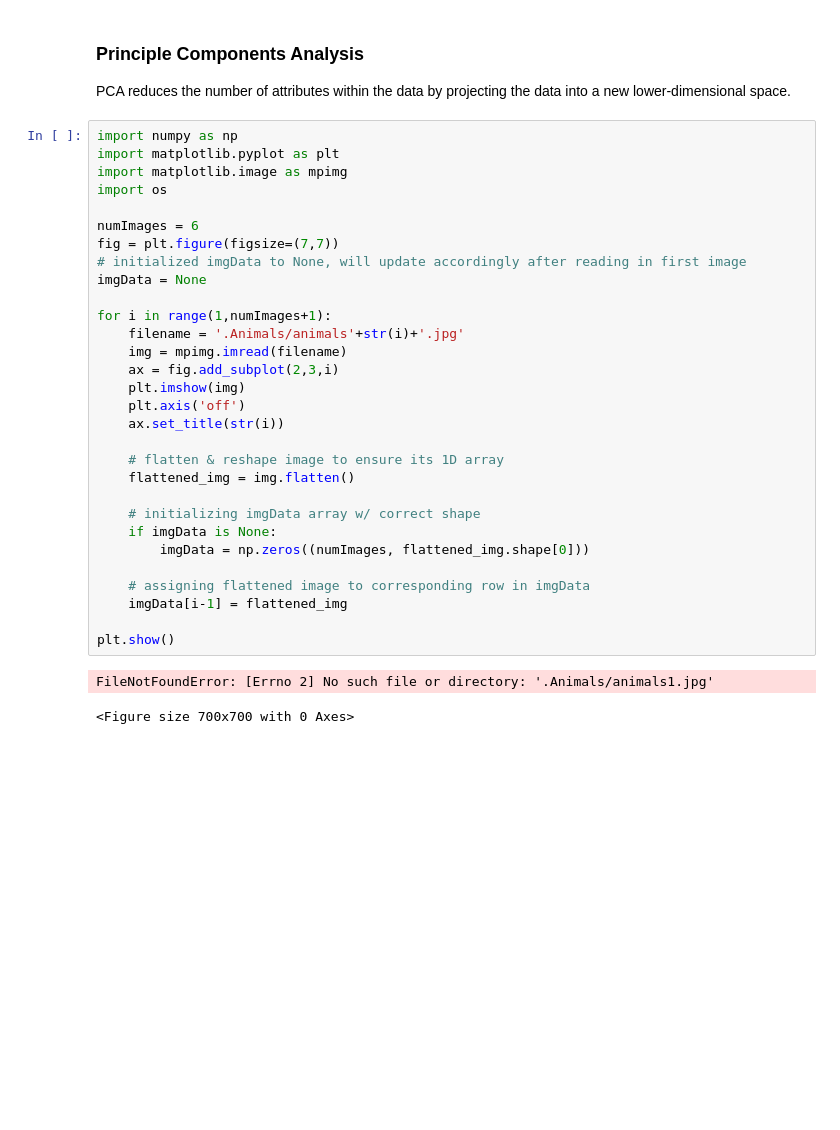
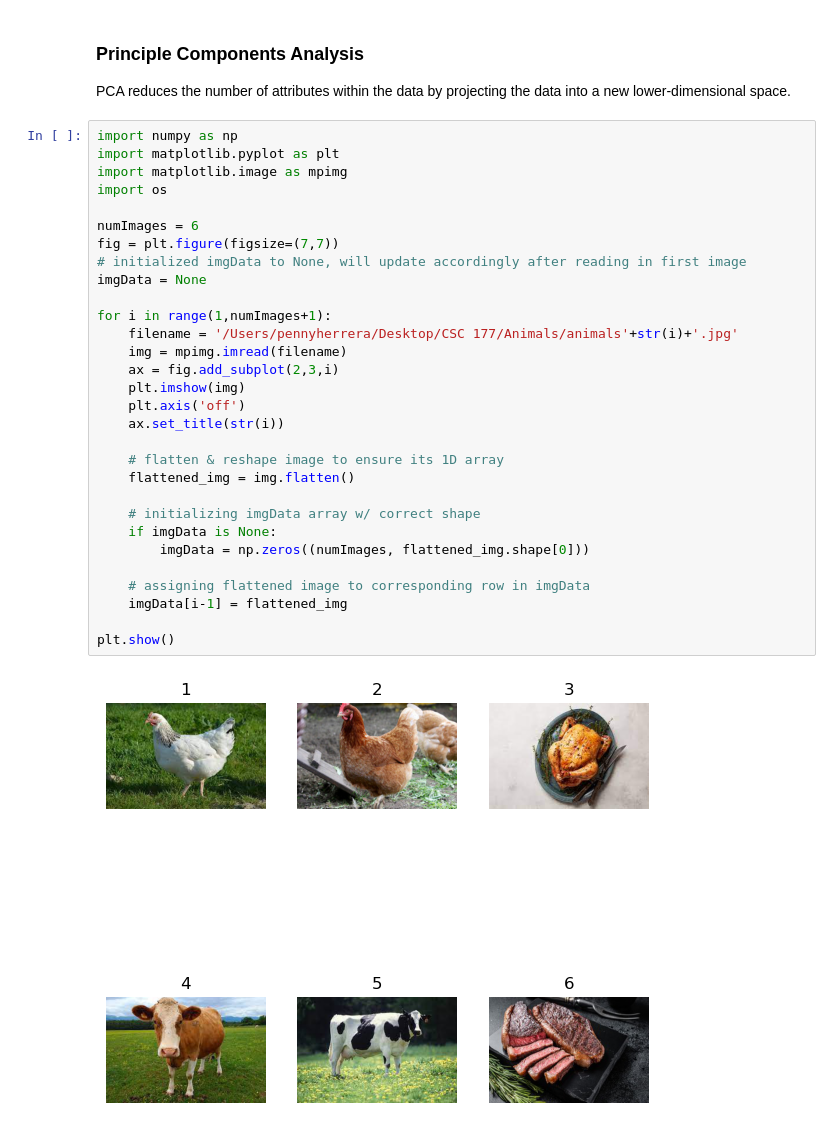
Before and after one commit to itspennyh/CSC177, a Jupyter notebook: dataPreProsUn226.ipynb, the cells around one changed output. Cells and saved outputs as stored; diff of their text form; blank space fills up the shorter version.

```diff
--- a/dataPreProsUn226.ipynb
+++ b/dataPreProsUn226.ipynb
@@ -257,33 +257,32 @@ PCA reduces the number of attributes within the data by projecting the data into
 # %%
 import numpy as np
 import matplotlib.pyplot as plt
 import matplotlib.image as mpimg
 import os
 
 numImages = 6
 fig = plt.figure(figsize=(7,7))
 # initialized imgData to None, will update accordingly after reading in first image
 imgData = None
 
 for i in range(1,numImages+1):
-    filename = '.Animals/animals'+str(i)+'.jpg'
+    filename = '/Users/pennyherrera/Desktop/CSC 177/Animals/animals'+str(i)+'.jpg'
     img = mpimg.imread(filename)
     ax = fig.add_subplot(2,3,i)
     plt.imshow(img)
     plt.axis('off')
     ax.set_title(str(i))
 
     # flatten & reshape image to ensure its 1D array
     flattened_img = img.flatten()
 
     # initializing imgData array w/ correct shape
     if imgData is None:
         imgData = np.zeros((numImages, flattened_img.shape[0]))
 
     # assigning flattened image to corresponding row in imgData
     imgData[i-1] = flattened_img
 
 plt.show()
 # %% [output]
-FileNotFoundError: [Errno 2] No such file or directory: '.Animals/animals1.jpg'
-<Figure size 700x700 with 0 Axes>
+[figure, added]
```
Also changed, not shown: parts of 4 cells of this notebook.
